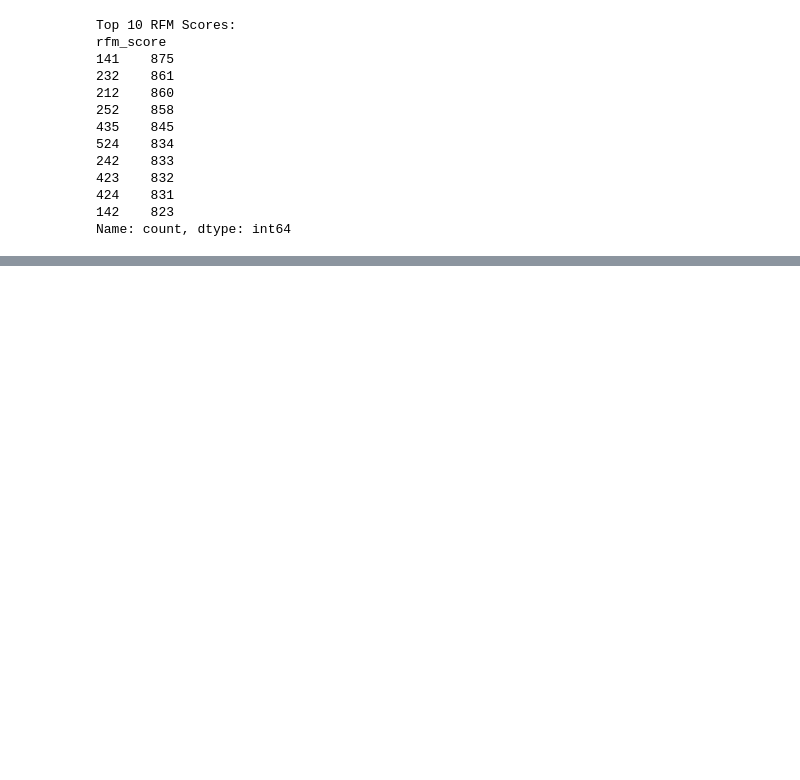
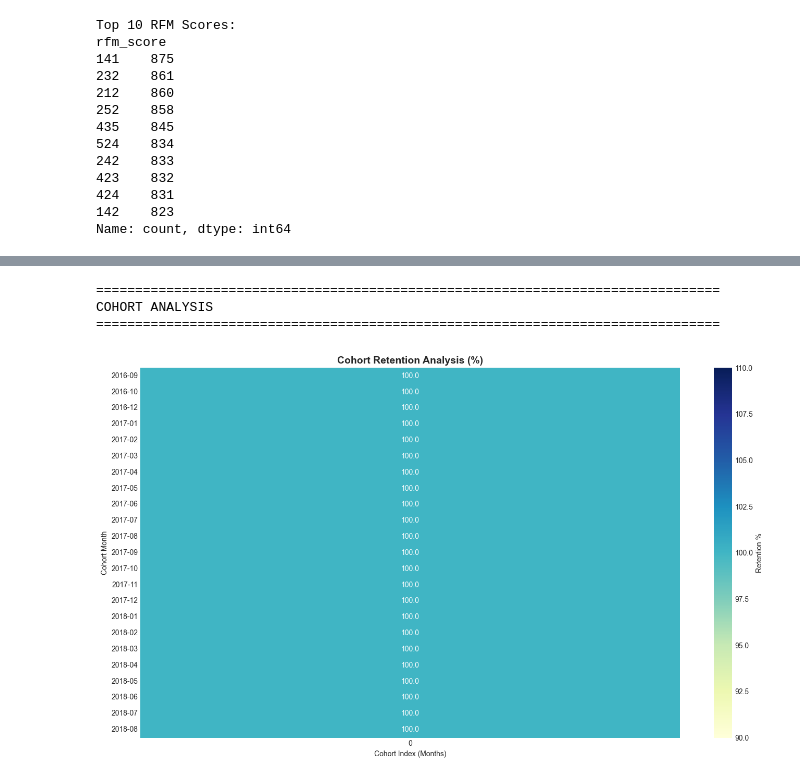
Before and after one commit to suleyman-celik/ecommerce-churn-prediction, a Jupyter notebook: notebooks/02featureEng.ipynb, the cells around one changed output, grey strips where cells are left out. Cells and saved outputs as stored; diff of their text form; code cells hidden in the pictures; blank space fills up the shorter version.

```diff
--- a/notebooks/02featureEng.ipynb
+++ b/notebooks/02featureEng.ipynb
@@ -182,0 +260,51 @@ Name: count, dtype: int64
+# %%
+# =============================================================================
+# 4. COHORT ANALYSIS
+# =============================================================================
+
+print("\n" + "="*80)
+print("COHORT ANALYSIS")
+print("="*80)
+
+# Her müşterinin ilk sipariş ayını bul (cohort)
+customer_cohort = orders_with_value.groupby('customer_id')['order_purchase_timestamp'].min().reset_index()
+customer_cohort.columns = ['customer_id', 'first_order_date']
+customer_cohort['cohort_month'] = customer_cohort['first_order_date'].dt.to_period('M')
+
+# Orders ile merge
+orders_cohort = orders_with_value.merge(customer_cohort, on='customer_id')
+orders_cohort['order_month'] = orders_cohort['order_purchase_timestamp'].dt.to_period('M')
+
+# Cohort index hesapla (kaç ay sonra sipariş vermiş)
+orders_cohort['cohort_index'] = (
+    (orders_cohort['order_month'] - orders_cohort['cohort_month']).apply(lambda x: x.n)
+)
+
+# Cohort size
+cohort_data = orders_cohort.groupby(['cohort_month', 'cohort_index'])['customer_id'].nunique().reset_index()
+cohort_data.rename(columns={'customer_id': 'customer_count'}, inplace=True)
+
+# Pivot table oluştur
+cohort_pivot = cohort_data.pivot_table(
+    index='cohort_month',
+    columns='cohort_index',
+    values='customer_count'
+)
+
+# Retention rate hesapla
+cohort_size = cohort_pivot.iloc[:, 0]
+retention_matrix = cohort_pivot.divide(cohort_size, axis=0) * 100
+
+# Görselleştirme
+plt.figure(figsize=(14, 8))
+sns.heatmap(retention_matrix, annot=True, fmt='.1f', cmap='YlGnBu', cbar_kws={'label': 'Retention %'})
+plt.title('Cohort Retention Analysis (%)', fontsize=14, fontweight='bold')
+plt.xlabel('Cohort Index (Months)')
+plt.ylabel('Cohort Month')
+plt.tight_layout()
+plt.show()
+# %% [output]
+================================================================================
+COHORT ANALYSIS
+================================================================================
+[figure, added]
```
Also changed, not shown: parts of 7 cells of this notebook, 4 other files.
